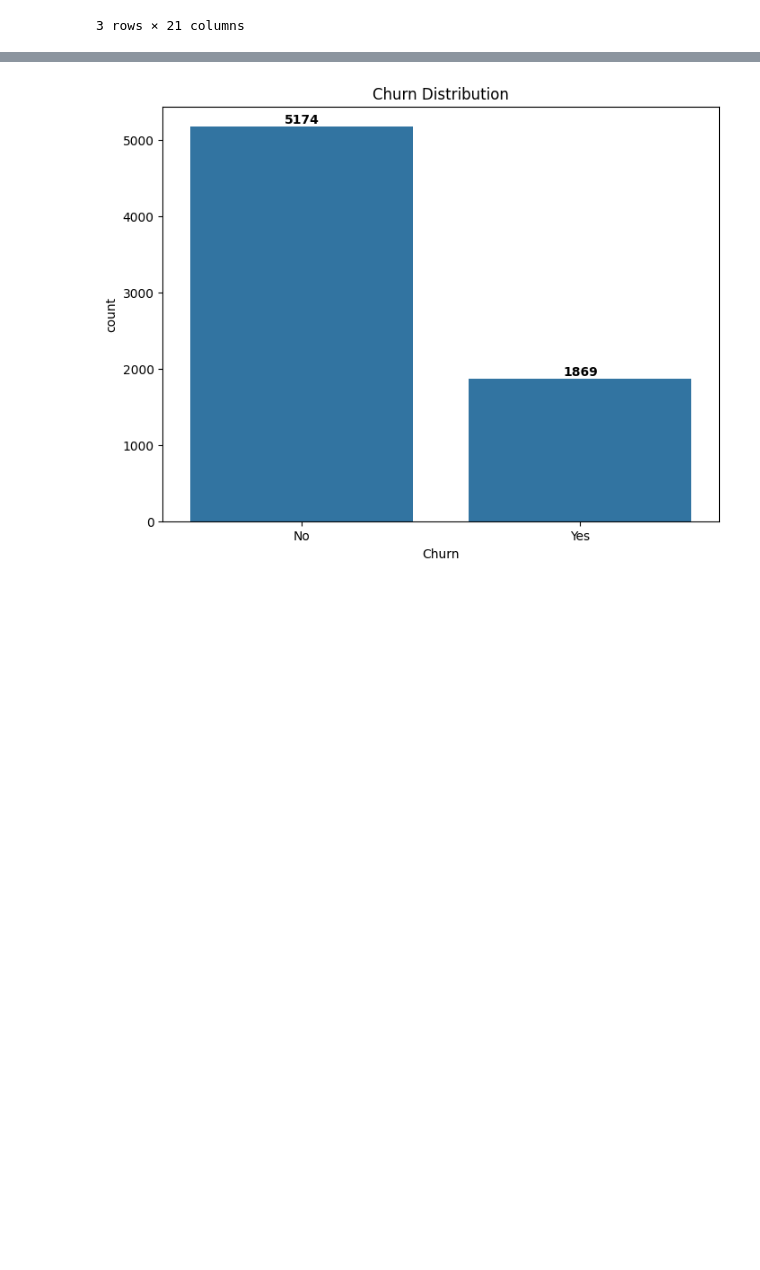
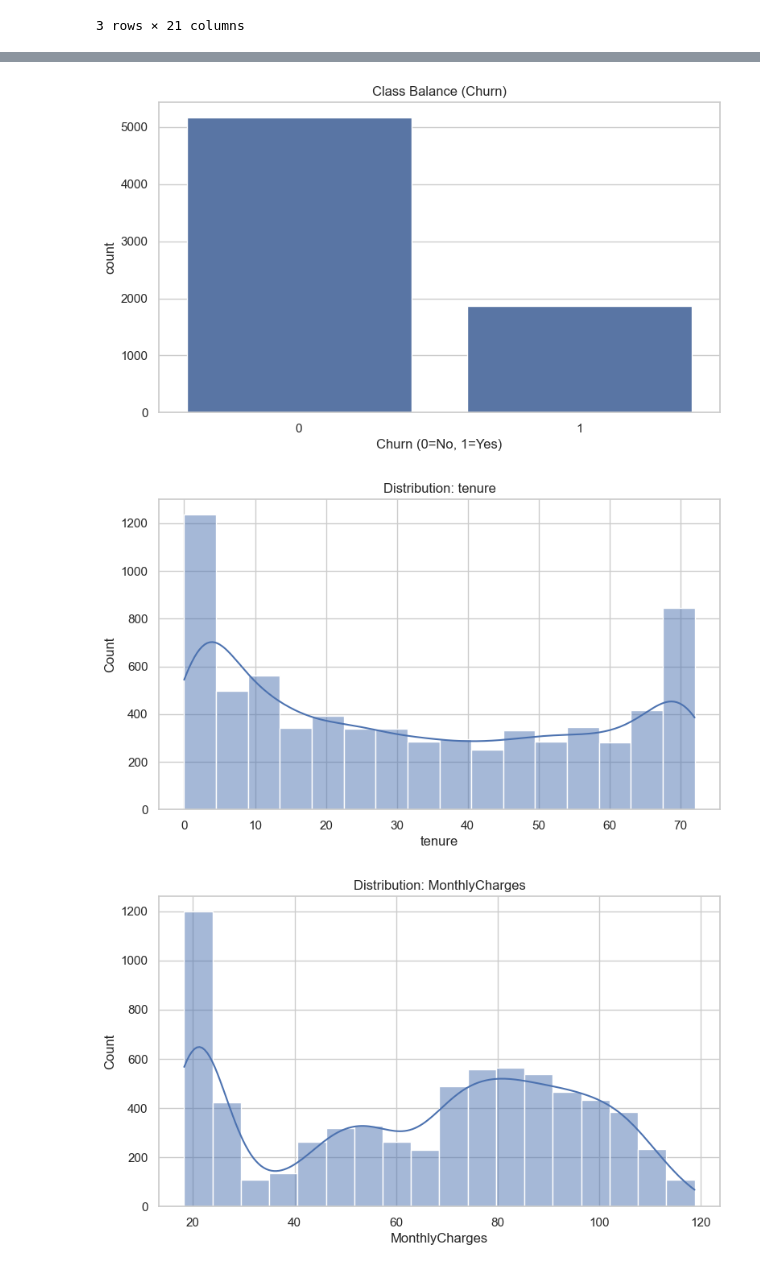
Before and after one commit to dhwanil1907/customer-churn, a Jupyter notebook: notebooks/cc.ipynb, the cells around one changed output, grey strips where cells are left out. Saved outputs shown, nothing was run; the diff lists cells and outputs as text; code cells hidden in the pictures; blank space fills up the shorter version.

```diff
--- a/notebooks/cc.ipynb
+++ b/notebooks/cc.ipynb
@@ -86,5 +132,15 @@ Churn               0
 dtype: int64
 # %%
-df = df.drop(['customerID'], axis=1)
-df.head()
+# Basic target distribution
+churn_rate = df["Churn"].mean()
+print(f"Dataset shape: {df.shape}, Churn rate: {churn_rate:.3f}")
+
+# Create tenure bins for visualization
+if "tenure" in df.columns:
+    df["tenure_bin"] = pd.cut(
+        df["tenure"],
+        bins=[-1, 6, 12, 24, 36, 48, 60, df["tenure"].max()],
+        labels=["0-6", "7-12", "13-24", "25-36", "37-48", "49-60", "60+"]
+    )
+df.head(3)
 # %% [output]
@@ -97,8 +153,19 @@ df.head()
 # %%
-plt.figure(figsize=(8,6))
-ax = sns.countplot(x='Churn', data=df)
-ax.bar_label(ax.containers[0], label_type='edge', fontweight='bold')
-plt.title('Churn Distribution')
+fig, ax = plt.subplots()
+sns.countplot(data=df, x="Churn", ax=ax)
+ax.set_title("Class Balance (Churn)")
+ax.set_xlabel("Churn (0=No, 1=Yes)")
 plt.show()
+
+numeric_cols = df.select_dtypes(include=[np.number]).columns.tolist()
+numeric_cols = [c for c in numeric_cols if c != "Churn"]
+
+for col in numeric_cols[:6]:  # show a few key ones
+    fig, ax = plt.subplots()
+    sns.histplot(df[col].dropna(), kde=True, ax=ax)
+    ax.set_title(f"Distribution: {col}")
+    plt.show()
 # %% [output]
-[figure, old version]
+[figure, new version]
+[figure, added]
+[figure, added]
```
Also changed, not shown: parts of 6 cells of this notebook.
